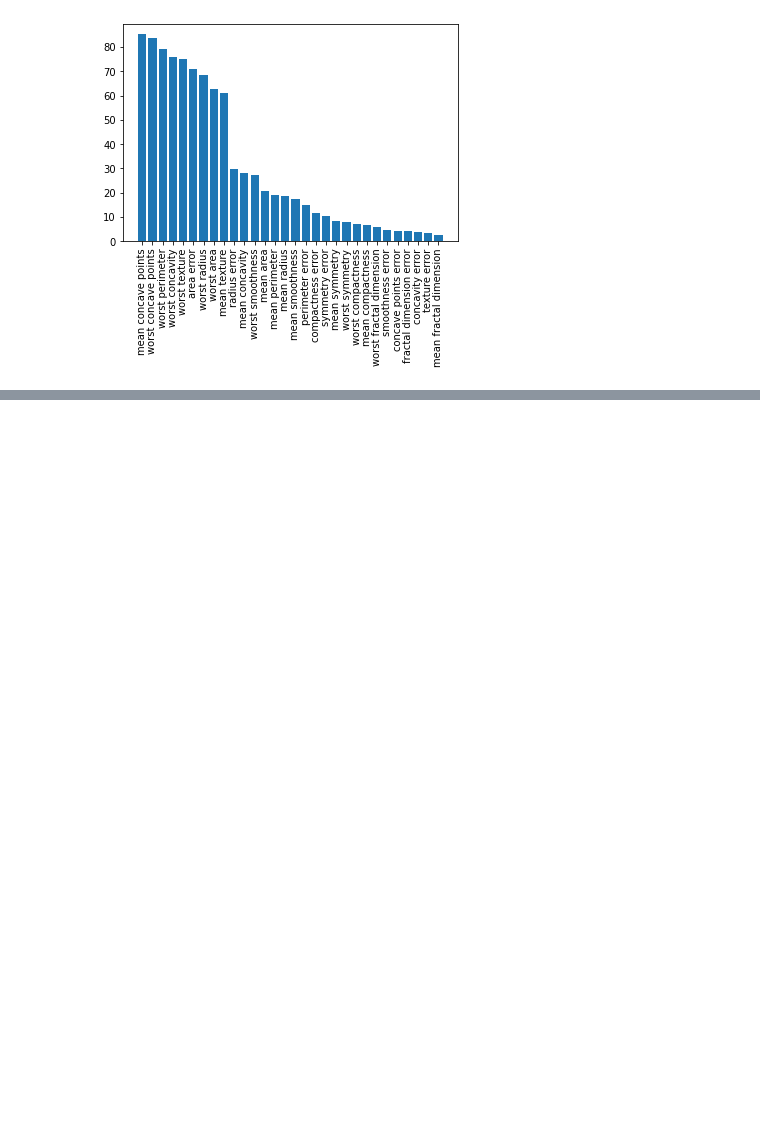
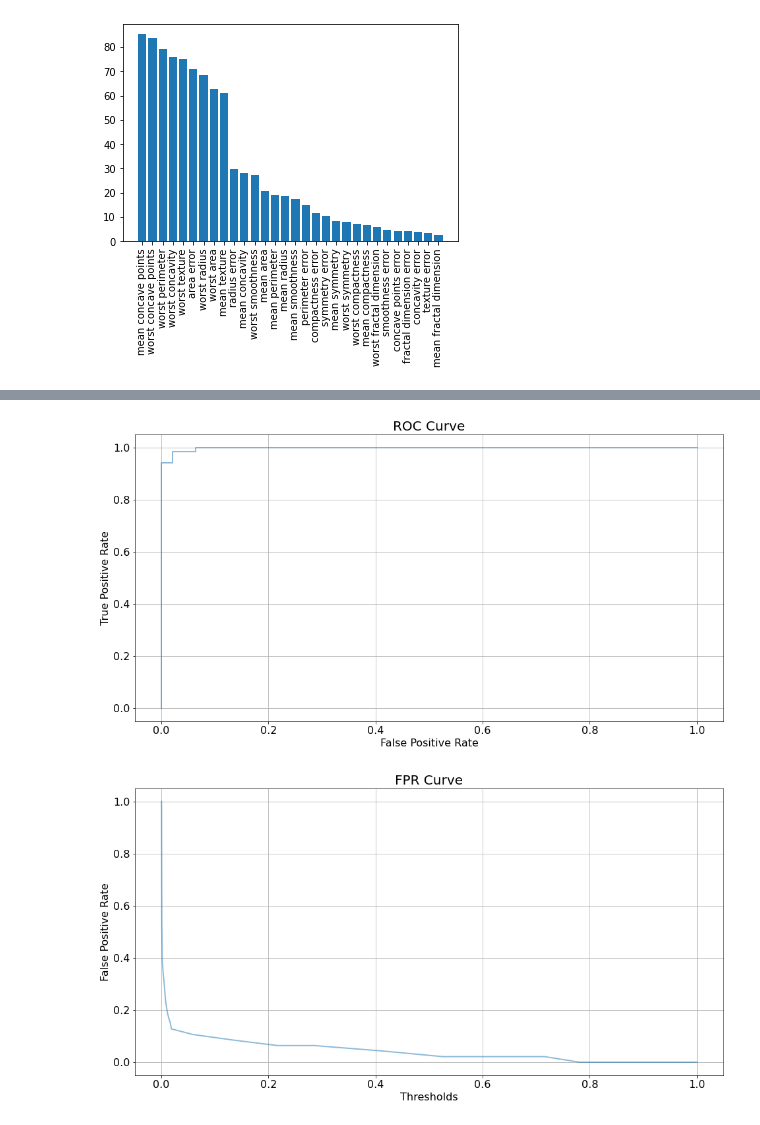
Before and after one commit to zhilongjia/SHAP_FSelection, a Jupyter notebook: breast_cancer_data_example.ipynb, the cells around one changed output, grey strips where cells are left out. Drawn from its saved outputs; the diff is of its cells as text; code cells hidden in the pictures; blank space fills up the shorter version.

```diff
--- a/breast_cancer_data_example.ipynb
+++ b/breast_cancer_data_example.ipynb
@@ -61,0 +148,6 @@ plt.show()
+# %%
+roc_curve_values = cb.utils.get_roc_curve(model, validate_pool,thread_count=-1,plot=True)
+(thresholds, fpr)  = cb.utils.get_fpr_curve(curve=roc_curve_values, plot=True)
+# %% [output]
+[figure, added]
+[figure, added]
```
Also changed, not shown: parts of 15 cells of this notebook.
